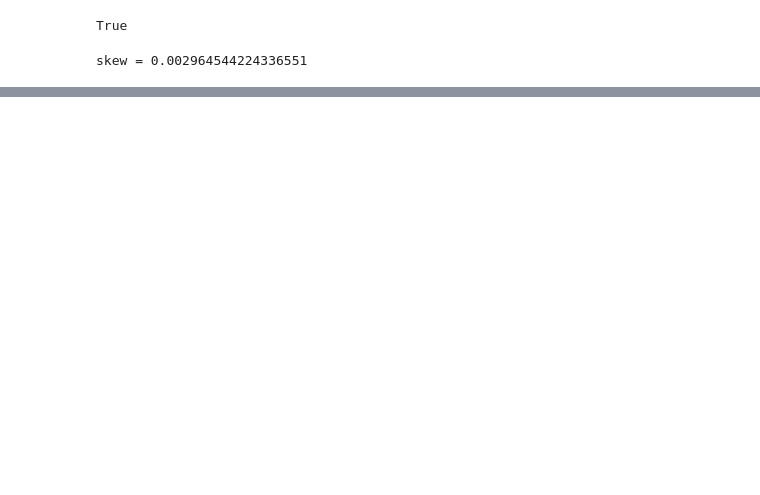
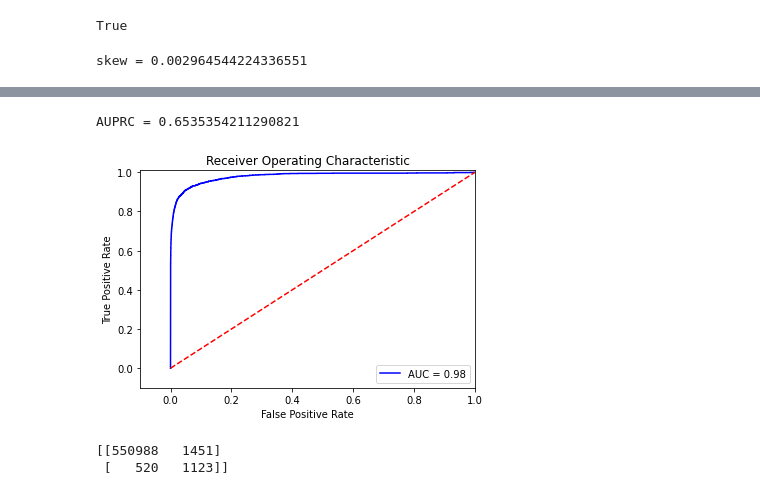
Before and after one commit to Nicolas-Bisoffi/qonto-skill-test, a Jupyter notebook: notebooks/modeling.ipynb, the cells around one changed output, grey strips where cells are left out. Drawn from its saved outputs; the diff is of its cells as text; code cells hidden in the pictures; blank space fills up the shorter version.

```diff
--- a/notebooks/modeling.ipynb
+++ b/notebooks/modeling.ipynb
@@ -40,13 +43,13 @@ X_train, X_test, y_train, y_test = train_test_split(X, y, test_size=0.2, stratif
 # %%
 numeric_preprocessor = ColumnTransformer(
     transformers=[
-        ("scaler", StandardScaler, [c for c in X.columns if c != "type"]),
+        ("scaler", StandardScaler(), [c for c in X.columns if c != "type"]),
     ]
 )
 # %%
 pipeline = Pipeline([
     ("preprocessor", numeric_preprocessor),
-    ("smote", SMOTE(.1)),
+    ("smote", SMOTE(.05)),
     ("lr", LogisticRegression(solver="lbfgs", max_iter=1000))
 ])
 # %%
@@ -56,17 +73,21 @@ y_pred = pipeline.predict_proba(X_test)
 labels_pred = y_pred[:, 1] > 0.5
 # %%
 print('AUPRC = {}'.format(average_precision_score(y_test, y_pred[:, 1])))
+# %% [output]
+AUPRC = 0.6535354211290821
 # %%
-fpr, tpr, thresholds = roc_curve(y_test, y_pred)
+fpr, tpr, thresholds = roc_curve(y_test, y_pred[:, 1])
 roc_auc = auc(fpr,tpr)
 
 # Plot ROC
 plt.title('Receiver Operating Characteristic')
 plt.plot(fpr, tpr, 'b',label='AUC = %0.2f'% roc_auc)
 plt.legend(loc='lower right')
 plt.plot([0,1],[0,1],'r--')
 plt.xlim([-0.1,1.0])
 plt.ylim([-0.1,1.01])
 plt.ylabel('True Positive Rate')
 plt.xlabel('False Positive Rate')
 plt.show()
+# %% [output]
+[figure, added]
@@ -75,3 +94,6 @@ precision_recall_curve(y_test, y_pred)
 # %%
-confusion_matrix(y_test, labels_pred)
+print(confusion_matrix(y_test, labels_pred))
+# %% [output]
+[[550988   1451]
+ [   520   1123]]
 # %%
```
Also changed, not shown: parts of 20 cells of this notebook, 1 other file.
